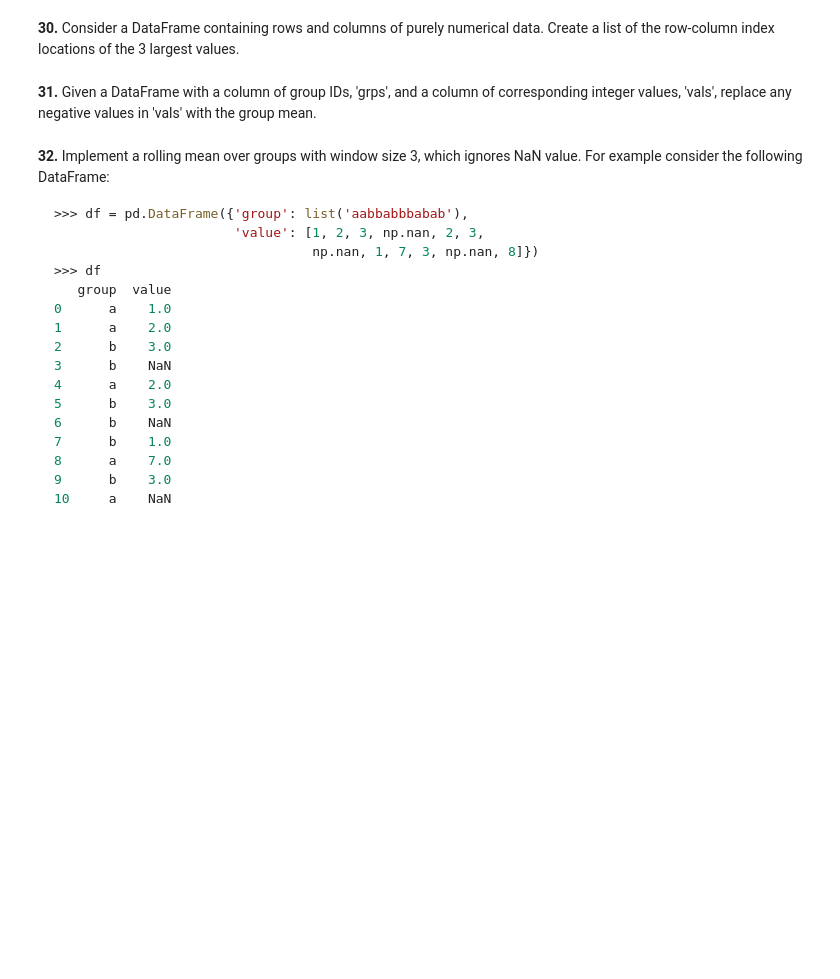
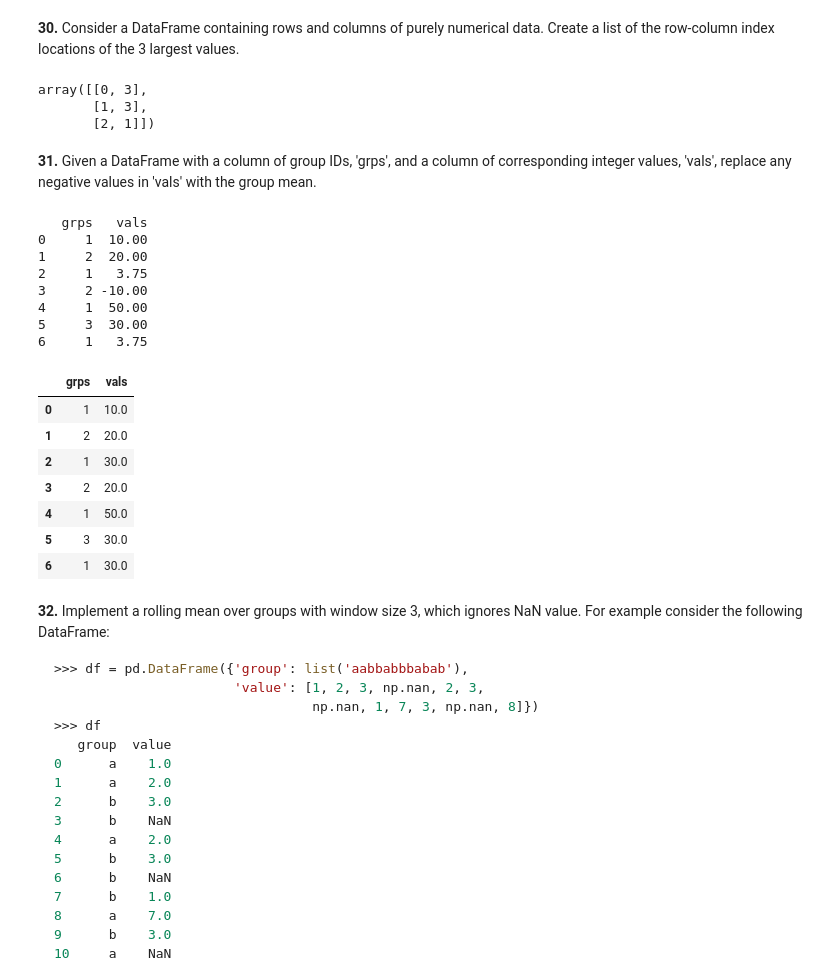
Before and after one commit to Kepins/int-pandas-exercise, a Jupyter notebook: pandas_exercises.ipynb, the cells around one changed output. Drawn from its saved outputs; the diff is of its cells as text; code cells hidden in the pictures; blank space fills up the shorter version.

Commit message:
Up to 'Cleaning Data' excercises

```diff
--- a/pandas_exercises.ipynb
+++ b/pandas_exercises.ipynb
@@ -451,7 +486,67 @@ Here's an alternative approach based on a [cookbook recipe](http://pandas.pydata
 # %% [markdown]
 **30.** Consider a DataFrame containing rows and columns of purely numerical data. Create a list of the row-column index locations of the 3 largest values.
+# %%
+df = pd.DataFrame([
+    [10, 20, 30, 40],
+    [15, 25, 35, 45],
+    [5, 50, 15, 25]
+])
+
+data_array = df.to_numpy()
+
+# Find the indices of the 3 largest values using argsort
+indices_flattened = np.argsort(data_array, axis=None)[-3:]
+
+# Convert flattened indices back to row-column indices
+indices_rc = np.unravel_index(indices_flattened, data_array.shape)
+
+np.stack(indices_rc, axis=-1)
+# %% [output]
+array([[0, 3],
+       [1, 3],
+       [2, 1]])
 # %% [markdown]
 **31.** Given a DataFrame with a column of group IDs, 'grps', and a column of corresponding integer values, 'vals', replace any negative values in 'vals' with the group mean.
+# %%
+df = pd.DataFrame({'grps': [1, 2, 1, 2, 1, 3, 1],
+        'vals': [10, 20, -30, -40, 50, 30, -15]})
+
+group_means = df.groupby('grps')['vals'].transform('mean')
+
+df['vals'] = np.where(df['vals'] < 0, group_means, df['vals'])
+print(df)
+
+## OR
+
+df = pd.DataFrame({'grps': [1, 2, 1, 2, 1, 3, 1],
+        'vals': [10, 20, -30, -40, 50, 30, -15]})
+
+# Replace negative values with NaN
+df['vals'] = df['vals'].where(df['vals'] >= 0, np.nan)
+
+# Calculate group means considering only positive values
+group_means = df.groupby('grps')['vals'].transform('mean')
+
+# Fill NaN values with group means
+df['vals'] = df['vals'].fillna(group_means)
+df
+# %% [output]
+   grps   vals
+0     1  10.00
+1     2  20.00
+2     1   3.75
+3     2 -10.00
+4     1  50.00
+5     3  30.00
+6     1   3.75
+|  | grps | vals |
+| 0 | 1 | 10.0 |
+| 1 | 2 | 20.0 |
+| 2 | 1 | 30.0 |
+| 3 | 2 | 20.0 |
+| 4 | 1 | 50.0 |
+| 5 | 3 | 30.0 |
+| 6 | 1 | 30.0 |
 # %% [markdown]
 **32.** Implement a rolling mean over groups with window size 3, which ignores NaN value. For example consider the following DataFrame:
 
```
Also changed, not shown: parts of 12 cells of this notebook.
